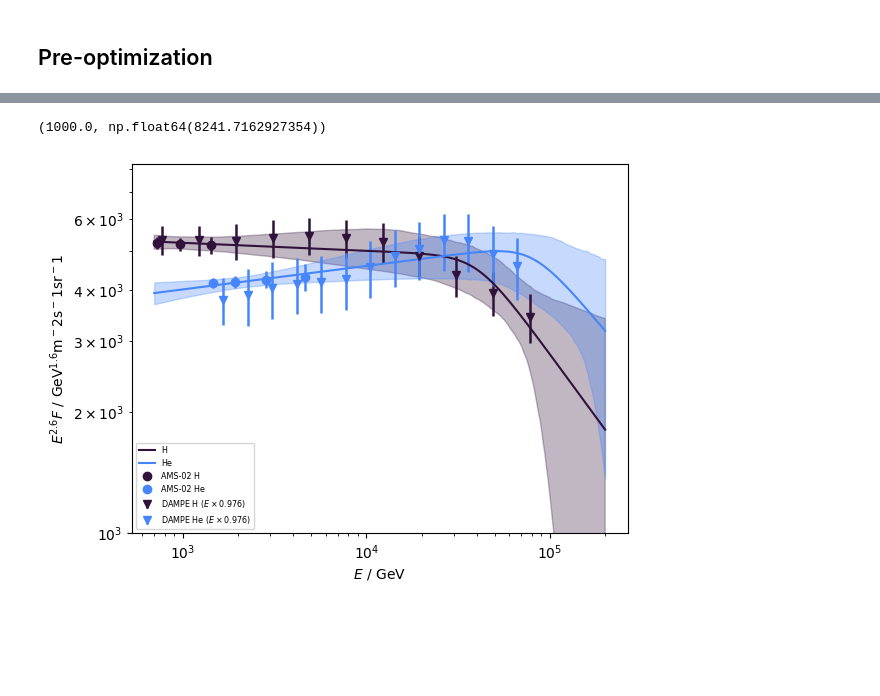
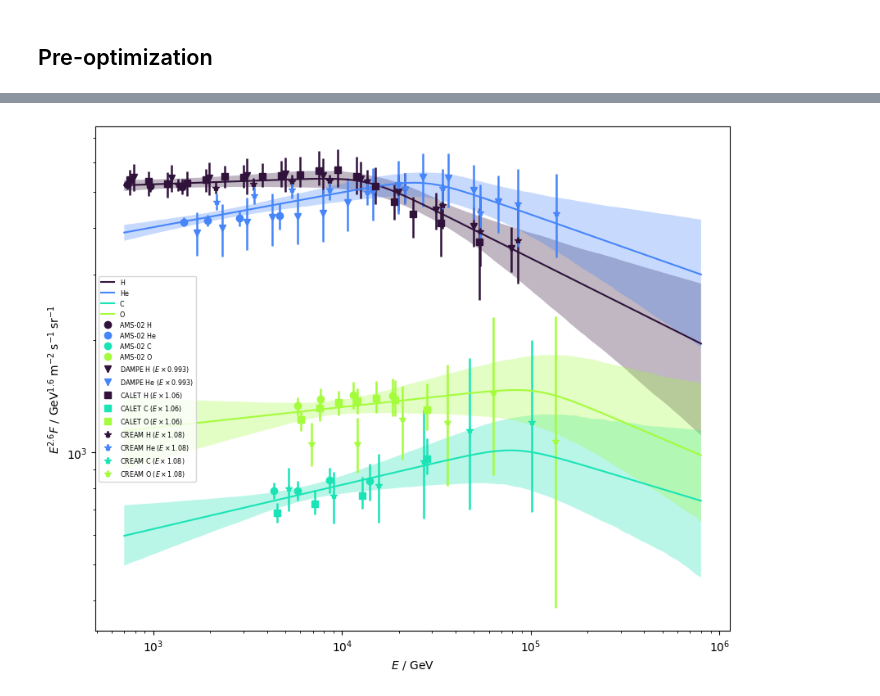
Before and after one commit to nj-vs-vh/EVA, a Jupyter notebook: bayesian.ipynb, the cells around one changed output, grey strips where cells are left out. Saved outputs shown, nothing was run; the diff lists cells and outputs as text; code cells hidden in the pictures; blank space fills up the shorter version.

Commit message:
more experiments and primaries added

```diff
--- a/bayesian.ipynb
+++ b/bayesian.ipynb
@@ -7,7 +15,7 @@ from cr_knee_fit.model import ModelConfig
 from cr_knee_fit.types_ import Experiment, FitData, Primary
 # %%
-PRIMARIES = [Primary.H, Primary.He]
-EXPERIMENTS = [Experiment.AMS02, Experiment.DAMPE]
+PRIMARIES = [Primary.H, Primary.He, Primary.C, Primary.O]
+EXPERIMENTS = [Experiment.AMS02, Experiment.DAMPE, Experiment.CALET, Experiment.CREAM]
 R_BOUNDS = (7e2, 1e5)  # GV
 # %%
 fit_data = FitData.load(EXPERIMENTS, PRIMARIES, R_BOUNDS)
@@ -173,2 +129,0 @@ _ = corner.corner(
-# %%
-_ = Model.unpack(np.median(theta_sample, axis=0), layout_info=config).plot(fit_data, scale=2.7)
@@ -180,31 +130,40 @@ median_model = Model.unpack(np.median(theta_sample, axis=0), layout_info=config)
 # %%
 scale = 2.6
-fig, ax = plt.subplots()
+model_sample = [Model.unpack(theta, layout_info=config) for theta in theta_sample]
+median_model = Model.unpack(np.median(theta_sample, axis=0), layout_info=config)
+
+fig, ax = plt.subplots(figsize=(10, 8))
 
 for exp, data_by_particle in fit_data.spectra.items():
     for _, data in data_by_particle.items():
         data.with_shifted_energy_scale(f=median_model.energy_shifts.f(exp)).plot(scale=scale, ax=ax)
 
 primaries = list(median_model.cr.components.keys())
 Emin = fit_data.R_bounds[0] * min(p.Z for p in primaries)
 Emax = fit_data.R_bounds[1] * max(p.Z for p in primaries)
 median_model.cr.plot(Emin, Emax, scale=scale, axes=ax)
 
 E_grid = np.logspace(np.log10(Emin), np.log10(Emax), 300)
 E_factor = E_grid**scale
 for p in primaries:
     upper = []
     lower = []
     for E in E_grid:
         predictions = np.array([model.cr.compute(E, p) for model in model_sample])
         lower.append(np.quantile(predictions, q=0.05))
         upper.append(np.quantile(predictions, q=0.95))
-    ax.fill_between(E_grid, E_factor * lower, E_factor * upper, color=p.color, alpha=0.3)
+    ax.fill_between(
+        E_grid,
+        E_factor * lower,
+        E_factor * upper,
+        color=p.color,
+        alpha=0.3,
+        edgecolor="none",
+    )
 
 ax.legend(fontsize="xx-small")
 ax.set_xscale("log")
 ax.set_yscale("log")
-ax.set_ylim(bottom=1e3)
+# ax.set_ylim(bottom=1e3)
 # %% [output]
-(1000.0, np.float64(8241.7162927354))
-[figure, old version]
+[figure, new version]
```
Also changed, not shown: parts of 11 cells of this notebook, 2 other files.
